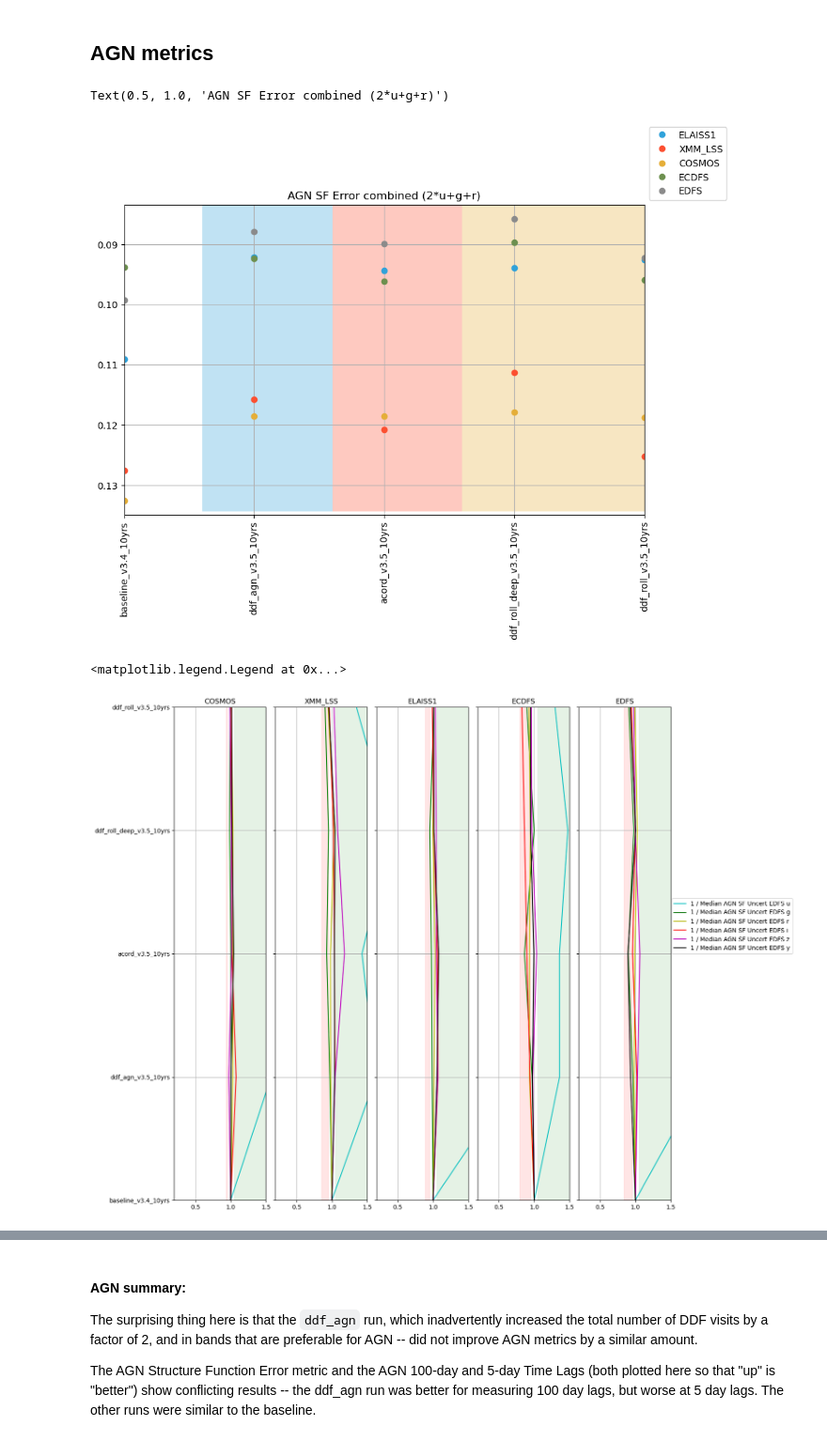
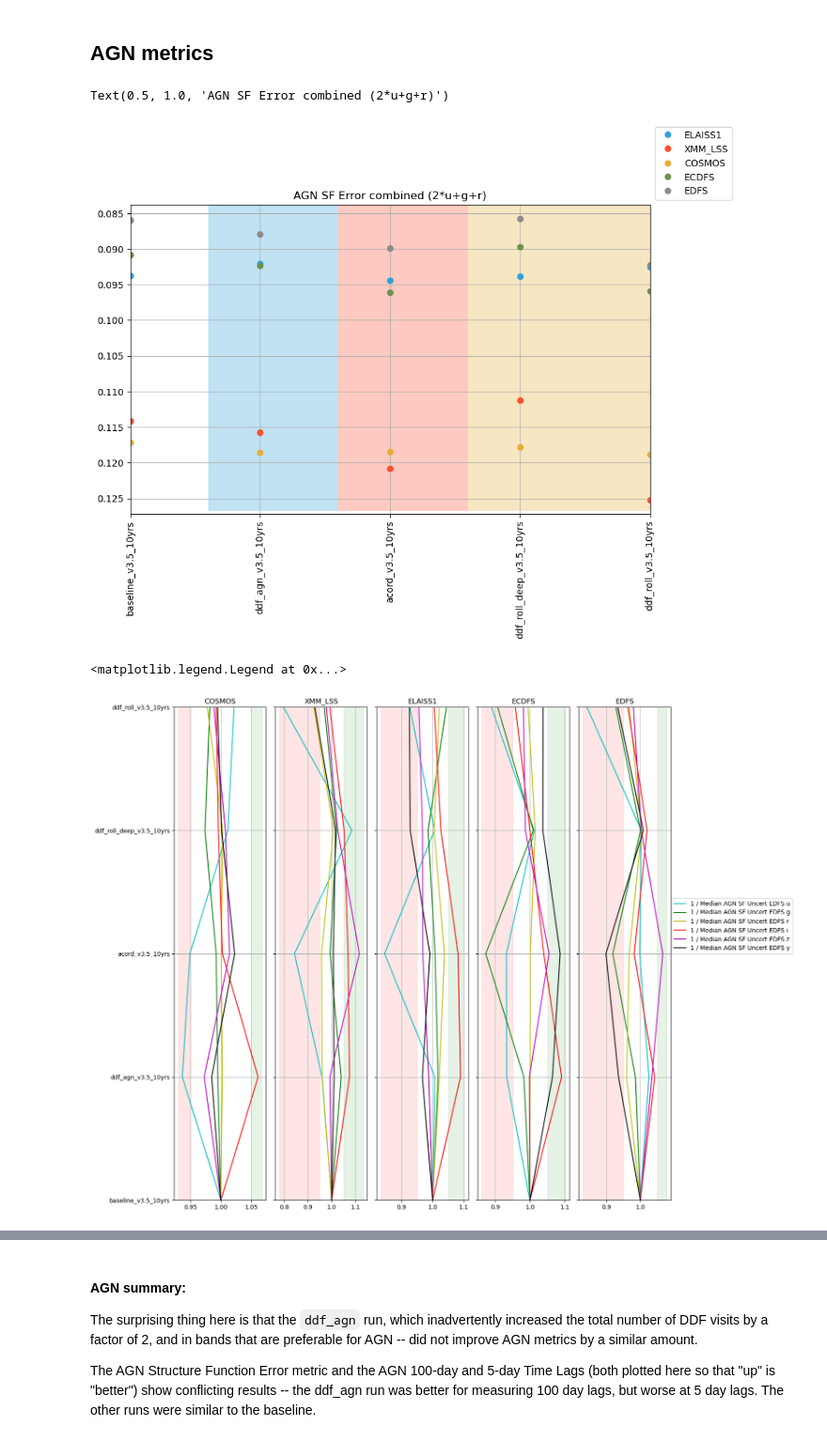
Before and after one commit to lsst-pst/survey_strategy, a Jupyter notebook: fbs_3.5/v3.5_DDF_strategies.ipynb, the cells around one changed output, grey strips where cells are left out. Shown at 94% size. Cells and saved outputs as stored; diff of their text form; code cells hidden in the pictures.

```diff
--- a/fbs_3.5/v3.5_DDF_strategies.ipynb
+++ b/fbs_3.5/v3.5_DDF_strategies.ipynb
@@ -37,7 +37,7 @@ There are 48 specific DDF experiments.
 # v3.5 runs
 summaries = maf.get_metric_summaries(summary_source='summary_v3.5.h5')
 print(f"This summary h5 file contains information on {len(summaries.index)} simulations.")
-baselinerun = 'baseline_v3.4_10yrs'
+baselinerun = 'baseline_v3.5_10yrs'
 ddf_accor = [r for r in summaries.index if 'acord' in r ]
 ddf_roll = [r for r in summaries.index if 'roll' in r and 'ddf' in r]
 ddf_agn = [r for r in summaries.index if 'agn' in r and 'ddf' in r]
@@ -317,7 +317,7 @@ for dd, ax  in zip(ddfs, axs):
                                  vertical_quantity='run',
                                  ax=ax)
     ax.get_legend().remove()
-    ax.set_xlim(0.2, 1.5)
+    #ax.set_xlim(0.2, 1.5)
     ax.set_title(dd)
 ax.legend(loc=(1.01, 0.5))
 # %% [output]
@@ -349,30 +349,30 @@ ax.set_ylim(ylim[1], ylim[0])
 plt.title("AGN SF Error combined (2*u+g+r)")
 # %% [output]
 Text(0.5, 1.0, 'AGN SF Error combined (2*u+g+r)')
-[figure, old version]
+[figure, new version]
 # %%
 msub = metric_subsets.loc['AGN SF DDF']
 ddfs = ['COSMOS', 'XMM_LSS', 'ELAISS1', 'ECDFS', 'EDFS']
 
 fig = plt.figure(figsize=(15, 15))
 gs = fig.add_gridspec(ncols=5, nrows=1, wspace=0.1)
 axs = gs.subplots(sharey=True)
 for dd, ax  in zip(ddfs, axs):
     msubset = msub.query('metric.str.contains(@dd)')
     fig, ax = maf.plot_run_metric(summaries.loc[all_runs, msubset['metric']],
                                   baseline_run=baselinerun,
                                   metric_label_map=msubset['short_name'],
                                   metric_subset=msubset,
                                  horizontal_quantity='value',
                                  vertical_quantity='run',
                                  ax=ax)
     ax.get_legend().remove()
-    ax.set_xlim(0.2, 1.5)
+    #ax.set_xlim(0.2, 1.5)
     ax.set_title(dd)
 ax.legend(loc=(1.01, 0.5))
 # %% [output]
 <matplotlib.legend.Legend at 0x...>
-[figure, old version]
+[figure, new version]
 # %%
 msub = metric_subsets.loc['AGN TimeLag 100 days DDF'].query('not metric.str.contains("WFD") and not metric.str.contains("all bands")')
 u = msub.iloc[::6]
```
Also changed, not shown: parts of 21 cells of this notebook.
